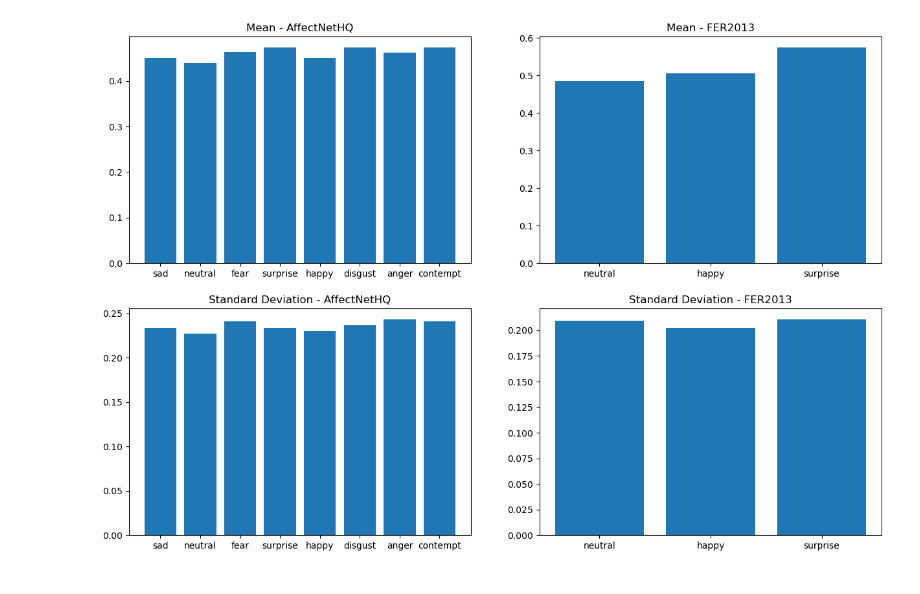
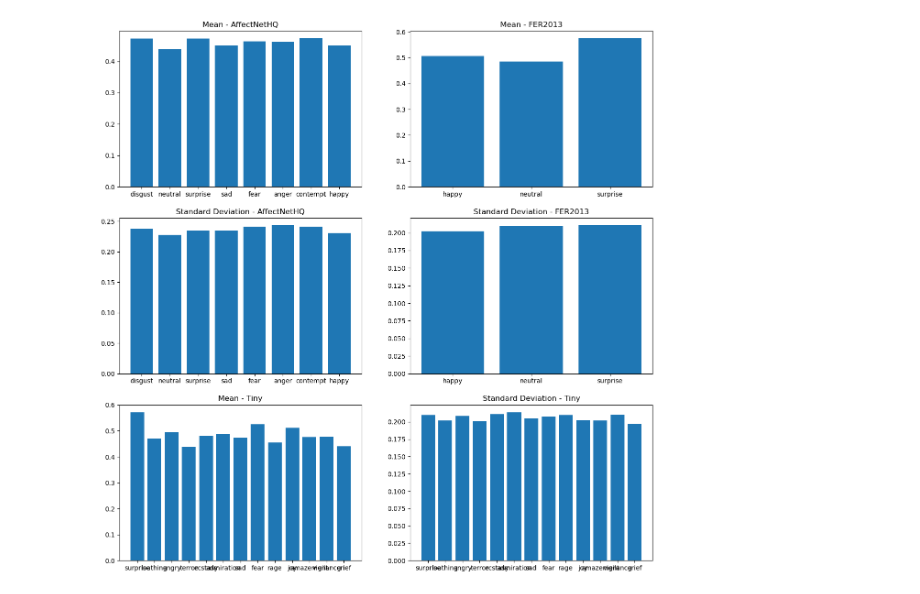
Before and after one commit to Devanshi1108/Facial-image-recognition, a Jupyter notebook: Mean and STD.ipynb, the cells around one changed output. Cells and saved outputs as stored; diff of their text form; code cells hidden in the pictures.

```diff
--- a/Mean and STD.ipynb
+++ b/Mean and STD.ipynb
@@ -14,15 +14,18 @@ transform = transforms.Compose([
 # Load datasets
 dataset1 = datasets.ImageFolder('/kaggle/input/finaldataset/Datasets/AffectNetHQ/train', transform=transform)
 dataset2 = datasets.ImageFolder('/kaggle/input/finaldataset/Datasets/FER2013/train', transform=transform)
+dataset3 = datasets.ImageFolder('/kaggle/input/finaldataset/Datasets/Tiny/train', transform=transform)
 
 # Define dataloaders
 dataloader1 = torch.utils.data.DataLoader(dataset1, batch_size=32, shuffle=True)
 dataloader2 = torch.utils.data.DataLoader(dataset2, batch_size=32, shuffle=True)
+dataloader3 = torch.utils.data.DataLoader(dataset3, batch_size=32, shuffle=True)
 
 # Calculate mean and standard deviation
 mean1, std1 = {}, {}
 mean2, std2 = {}, {}
-n1, n2 = {}, {}
+mean3, std3 = {}, {}
+n1, n2, n3 = {}, {}, {}
 
 for data, target in dataloader1:
     for i in range(data.size(0)):
@@ -45,32 +48,54 @@ for data, target in dataloader2:
         batch_samples = data.size(0)
         data = data.view(batch_samples, data.size(1), -1)
         mean2[class_name] += data[i].mean()
         std2[class_name] += data[i].std()
         n2[class_name] += 1
 
+for data, target in dataloader3:
+    for i in range(data.size(0)):
+        class_name = dataset3.classes[target[i]]
+        if class_name not in mean3:
+            mean3[class_name], std3[class_name] = 0., 0.
+            n3[class_name] = 0
+        batch_samples = data.size(0)
+        data = data.view(batch_samples, data.size(1), -1)
+        mean3[class_name] += data[i].mean()
+        std3[class_name] += data[i].std()
+        n3[class_name] += 1
+
 for class_name in mean1:
     mean1[class_name] /= n1[class_name]
     std1[class_name] /= n1[class_name]
 
 for class_name in mean2:
     mean2[class_name] /= n2[class_name]
     std2[class_name] /= n2[class_name]
 
+for class_name in mean3:
+    mean3[class_name] /= n3[class_name]
+    std3[class_name] /= n3[class_name]
+
 # Plot mean and standard deviation
-fig, axs = plt.subplots(2, 2, figsize=(15, 10))
+fig, axs = plt.subplots(3, 2, figsize=(15, 15))
 
 axs[0, 0].bar(mean1.keys(), mean1.values())
 axs[0, 0].set_title('Mean - AffectNetHQ')
 
 axs[0, 1].bar(mean2.keys(), mean2.values())
 axs[0, 1].set_title('Mean - FER2013')
 
 axs[1, 0].bar(std1.keys(), std1.values())
 axs[1, 0].set_title('Standard Deviation - AffectNetHQ')
 
 axs[1, 1].bar(std2.keys(), std2.values())
 axs[1, 1].set_title('Standard Deviation - FER2013')
 
+axs[2, 0].bar(mean3.keys(), mean3.values())
+axs[2, 0].set_title('Mean - Tiny')
+
+axs[2, 1].bar(std3.keys(), std3.values())
+axs[2, 1].set_title('Standard Deviation - Tiny')
+
 plt.show()
 # %% [output]
-[figure, old version]
+[figure, new version]
```
